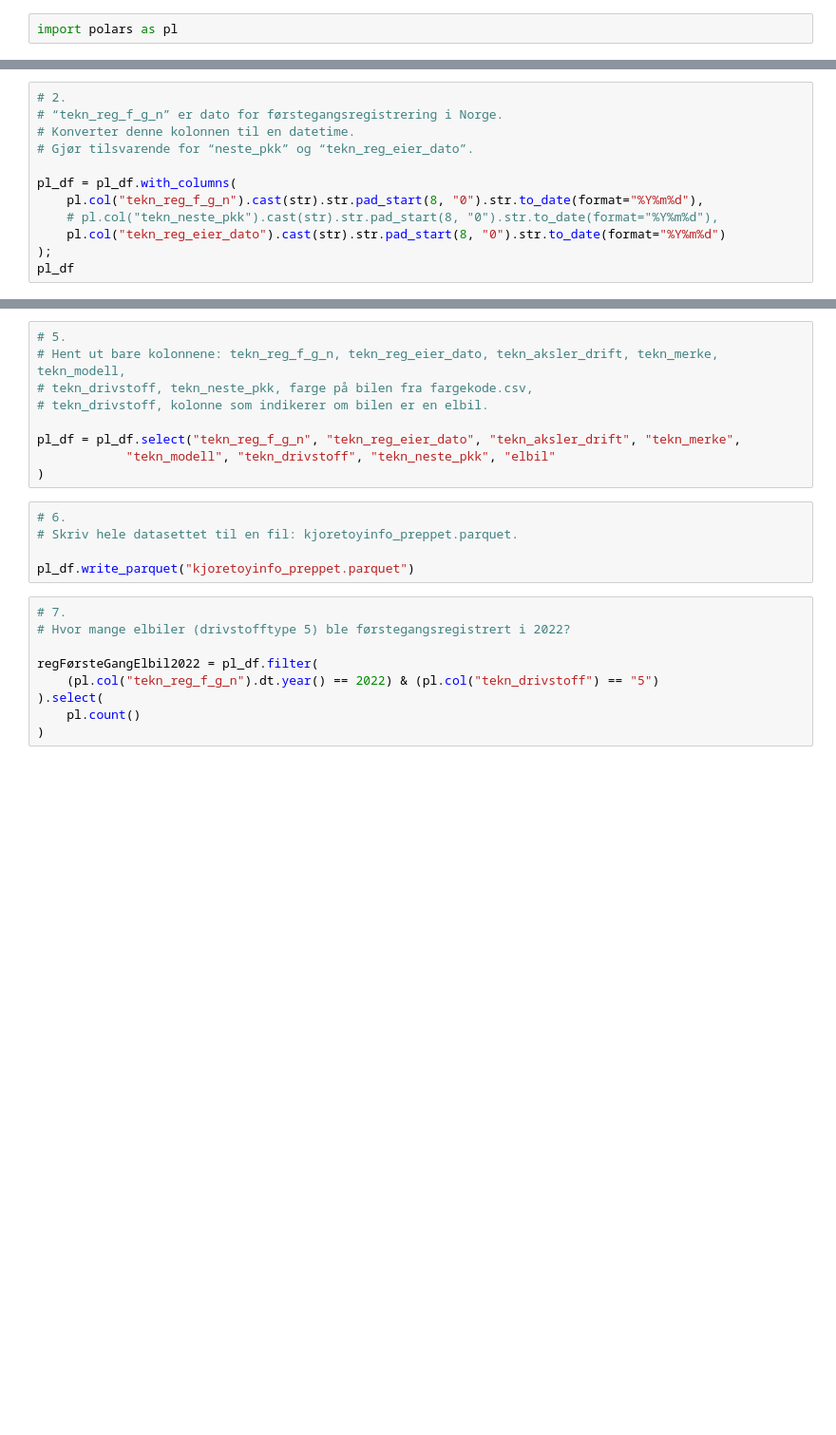
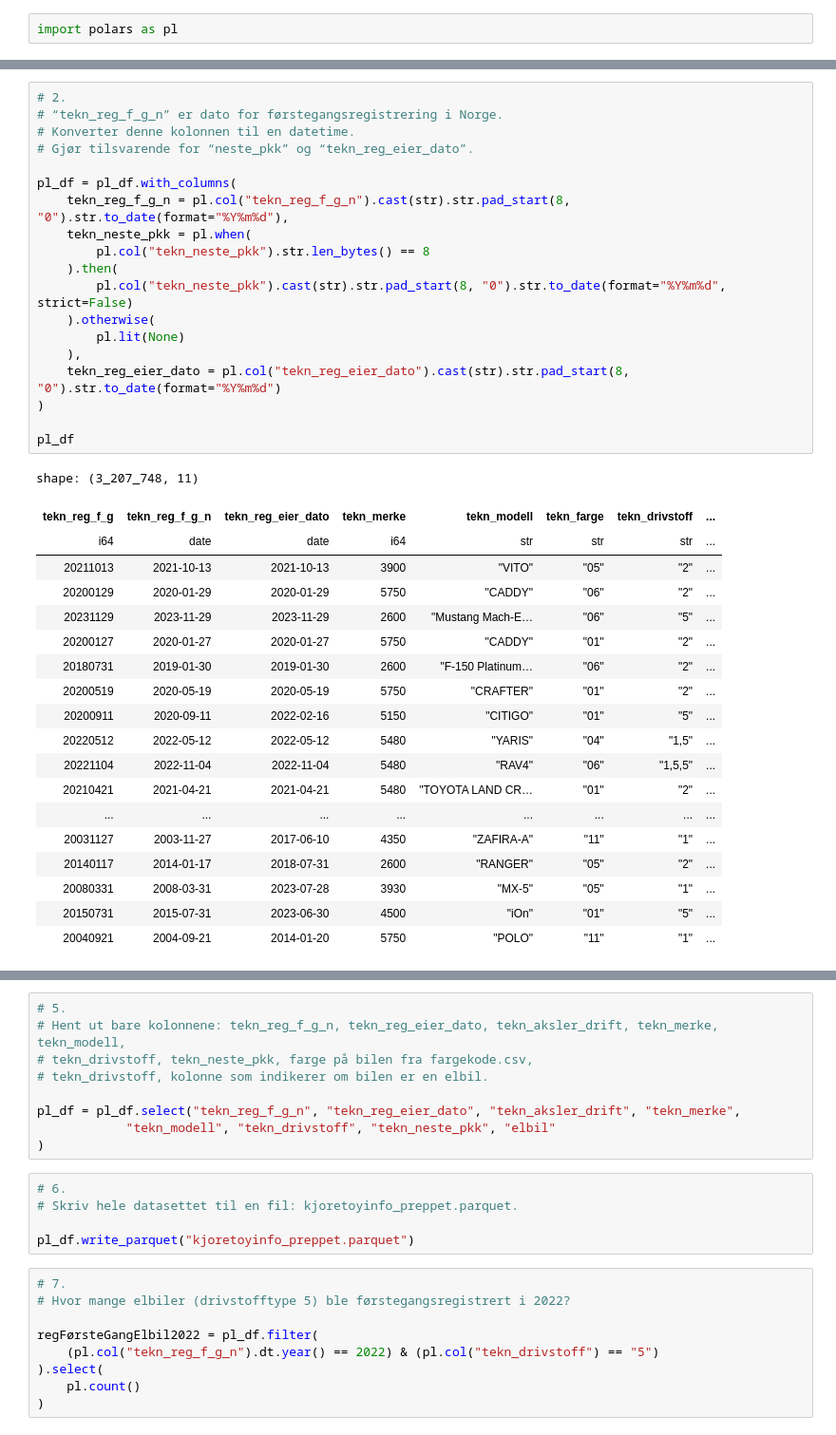
Before and after one commit to AlbertAsmervik/DAT2000, a Jupyter notebook: prepp.ipynb, the cells around one changed output, grey strips where cells are left out. Shown at 95% size. Cells and saved outputs as stored; diff of their text form; blank space fills up the shorter version.

Commit message:
Task 2 fixed
Added condition for tekn_neste_pkk:)

```diff
--- a/prepp.ipynb
+++ b/prepp.ipynb
@@ -9,15 +29,42 @@ pl_df
 # %%
 # 2.
 # “tekn_reg_f_g_n” er dato for førstegangsregistrering i Norge.
 # Konverter denne kolonnen til en datetime.
 # Gjør tilsvarende for “neste_pkk” og “tekn_reg_eier_dato”.
 
 pl_df = pl_df.with_columns(
-    pl.col("tekn_reg_f_g_n").cast(str).str.pad_start(8, "0").str.to_date(format="%Y%m%d"),
-    # pl.col("tekn_neste_pkk").cast(str).str.pad_start(8, "0").str.to_date(format="%Y%m%d"),
-    pl.col("tekn_reg_eier_dato").cast(str).str.pad_start(8, "0").str.to_date(format="%Y%m%d")
-);
+    tekn_reg_f_g_n = pl.col("tekn_reg_f_g_n").cast(str).str.pad_start(8, "0").str.to_date(format="%Y%m%d"),
+    tekn_neste_pkk = pl.when(
+        pl.col("tekn_neste_pkk").str.len_bytes() == 8
+    ).then(
+        pl.col("tekn_neste_pkk").cast(str).str.pad_start(8, "0").str.to_date(format="%Y%m%d", strict=False)
+    ).otherwise(
+        pl.lit(None)
+    ),
+    tekn_reg_eier_dato = pl.col("tekn_reg_eier_dato").cast(str).str.pad_start(8, "0").str.to_date(format="%Y%m%d")
+)
+
 pl_df
+# %% [output]
+shape: (3_207_748, 11)
+| tekn_reg_f_g | tekn_reg_f_g_n | tekn_reg_eier_dato | tekn_merke | tekn_modell | tekn_farge | tekn_drivstoff | ... |
+| i64 | date | date | i64 | str | str | str | ... |
+| 20211013 | 2021-10-13 | 2021-10-13 | 3900 | "VITO" | "05" | "2" | ... |
+| 20200129 | 2020-01-29 | 2020-01-29 | 5750 | "CADDY" | "06" | "2" | ... |
+| 20231129 | 2023-11-29 | 2023-11-29 | 2600 | "Mustang Mach-E… | "06" | "5" | ... |
+| 20200127 | 2020-01-27 | 2020-01-27 | 5750 | "CADDY" | "01" | "2" | ... |
+| 20180731 | 2019-01-30 | 2019-01-30 | 2600 | "F-150 Platinum… | "06" | "2" | ... |
+| 20200519 | 2020-05-19 | 2020-05-19 | 5750 | "CRAFTER" | "01" | "2" | ... |
+| 20200911 | 2020-09-11 | 2022-02-16 | 5150 | "CITIGO" | "01" | "5" | ... |
+| 20220512 | 2022-05-12 | 2022-05-12 | 5480 | "YARIS" | "04" | "1,5" | ... |
+| 20221104 | 2022-11-04 | 2022-11-04 | 5480 | "RAV4" | "06" | "1,5,5" | ... |
+| 20210421 | 2021-04-21 | 2021-04-21 | 5480 | "TOYOTA LAND CR… | "01" | "2" | ... |
+| ... | ... | ... | ... | ... | ... | ... | ... |
+| 20031127 | 2003-11-27 | 2017-06-10 | 4350 | "ZAFIRA-A" | "11" | "1" | ... |
+| 20140117 | 2014-01-17 | 2018-07-31 | 2600 | "RANGER" | "05" | "2" | ... |
+| 20080331 | 2008-03-31 | 2023-07-28 | 3930 | "MX-5" | "05" | "1" | ... |
+| 20150731 | 2015-07-31 | 2023-06-30 | 4500 | "iOn" | "01" | "5" | ... |
+| 20040921 | 2004-09-21 | 2014-01-20 | 5750 | "POLO" | "11" | "1" | ... |
 # %%
 # 3.
 # Join inn navnet på fargen, det vil si, join “tekn_farge” med “kode” i fargekode.csv.
```
Also changed, not shown: parts of 6 cells of this notebook, 1 other file.
